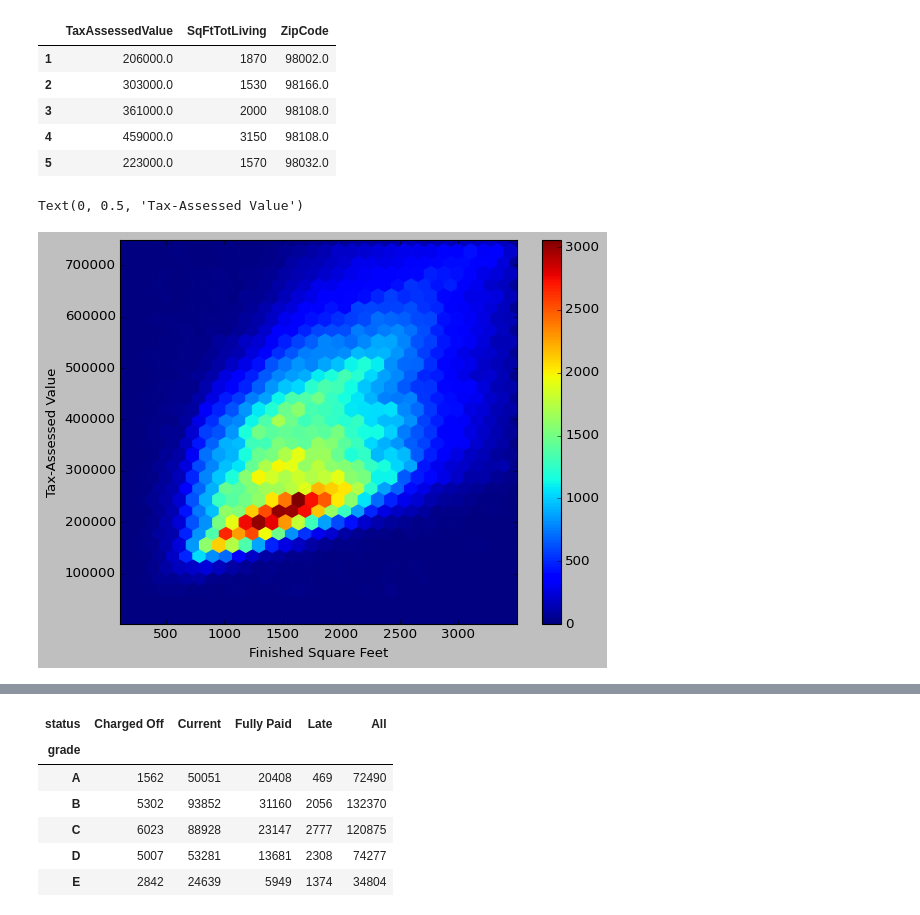
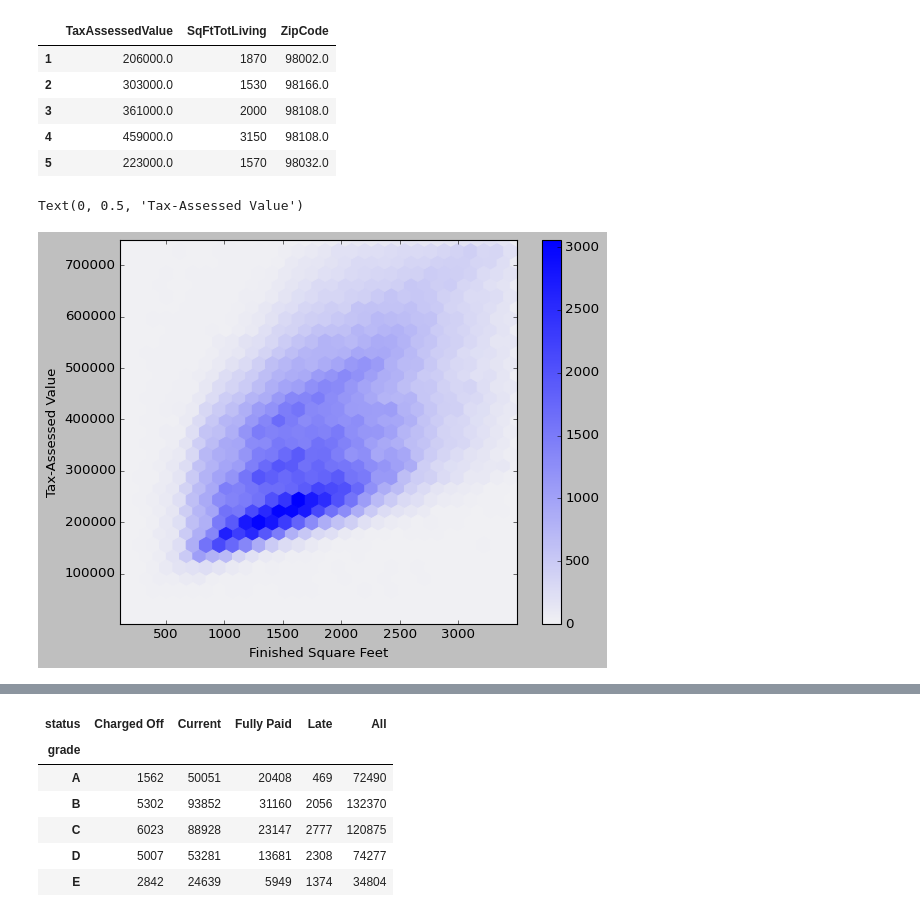
Before and after one commit to Hosung-Ahn/StatisticsForData, a Jupyter notebook: Chapter1-EDA/note.ipynb, the cells around one changed output, grey strips where cells are left out. Drawn from its saved outputs; the diff is of its cells as text; code cells hidden in the pictures.

```diff
--- a/Chapter1-EDA/note.ipynb
+++ b/Chapter1-EDA/note.ipynb
@@ -187,10 +187,11 @@ kc_tax0 shape :  (432693, 3)
 | 4 | 459000.0 | 3150 | 98108.0 |
 | 5 | 223000.0 | 1570 | 98032.0 |
 # %%
-plt.hexbin(kc_tax0.SqFtTotLiving, kc_tax0.TaxAssessedValue, gridsize = 30)
+cmap = sns.light_palette('blue', as_cmap=True)
+plt.hexbin(kc_tax0.SqFtTotLiving, kc_tax0.TaxAssessedValue, gridsize = 30, cmap = cmap)
 plt.colorbar()
 plt.xlabel("Finished Square Feet")
 plt.ylabel("Tax-Assessed Value")
 # %% [output]
 Text(0, 0.5, 'Tax-Assessed Value')
-[figure, old version]
+[figure, new version]
```
Also changed, not shown: parts of 4 cells of this notebook.
